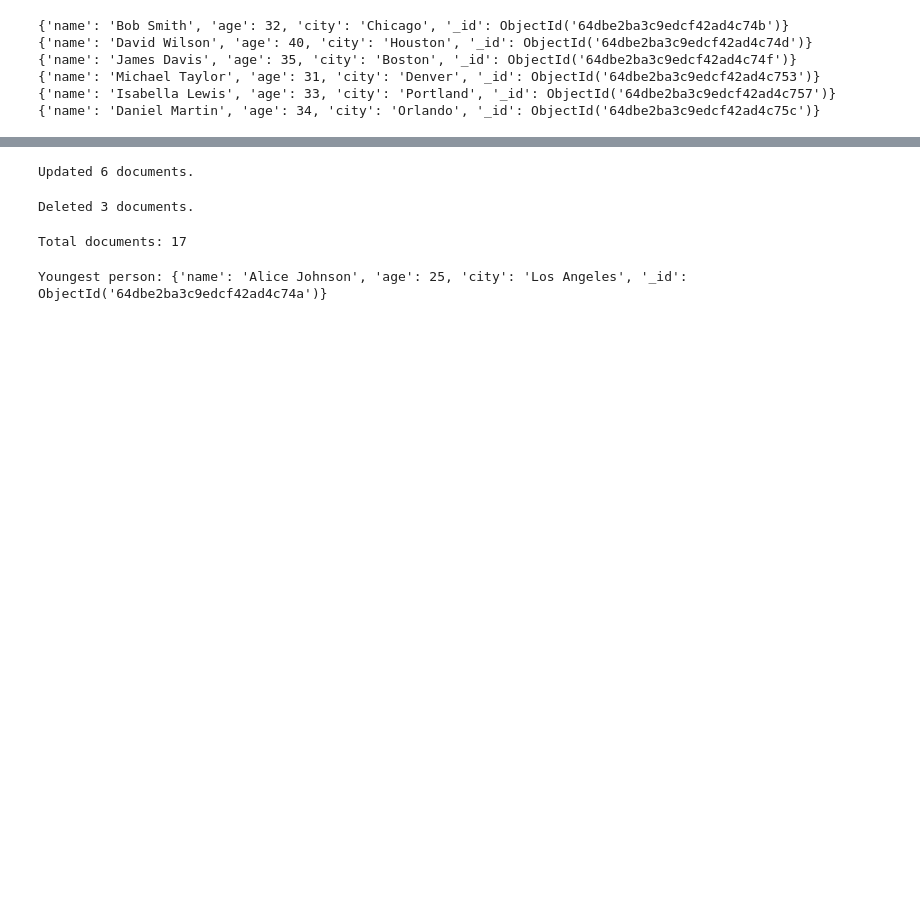
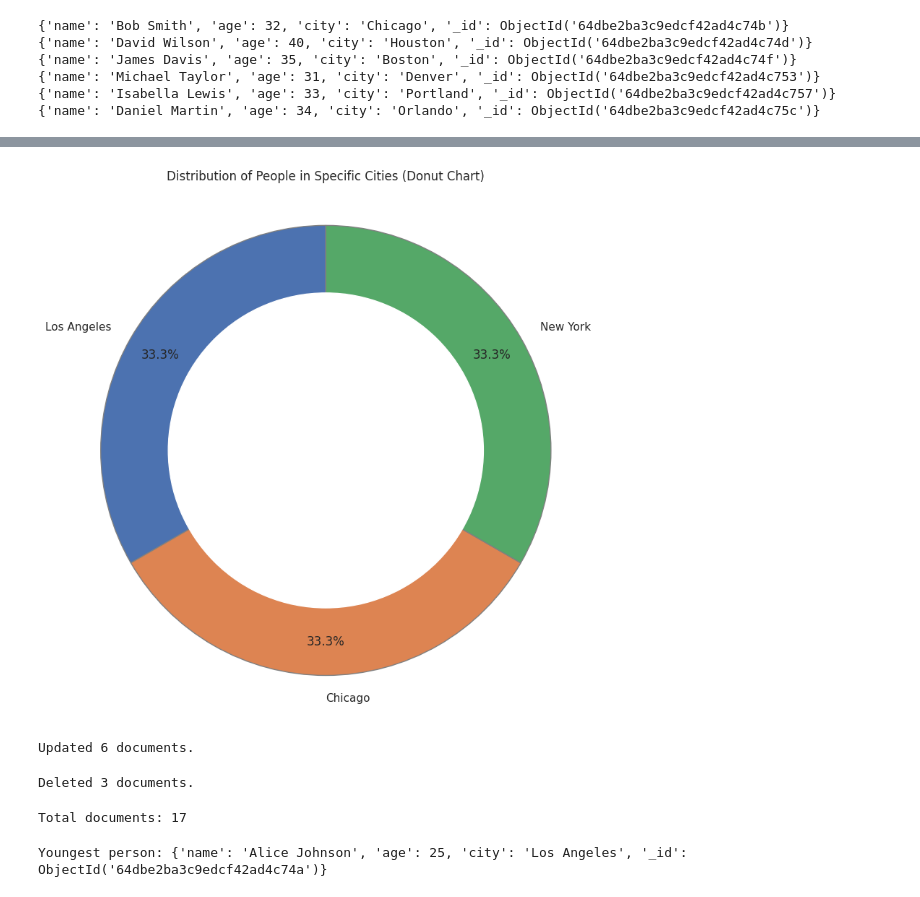
Before and after one commit to tmabgdata/Data-Engineering, a Jupyter notebook: Python_&_MongoDB/Scripts/Data_Engineer_Python_&_MongoDB.ipynb, the cells around one changed output, grey strips where cells are left out. Drawn from its saved outputs; the diff is of its cells as text; code cells hidden in the pictures; blank space fills up the shorter version.

```diff
--- a/Python_&_MongoDB/Scripts/Data_Engineer_Python_&_MongoDB.ipynb
+++ b/Python_&_MongoDB/Scripts/Data_Engineer_Python_&_MongoDB.ipynb
@@ -120,3 +169,37 @@ for doc in result:
+# %%
+# Find documents in specific cities
+cities_to_find = ["New York", "Los Angeles", "Chicago"]
+query = {"city": {"$in": cities_to_find}}
+result = simulated_collection.find(query)
+
+# Converter o cursor em uma lista
+data_cities = list(result)
+
+# Contagem de pessoas por cidade
+city_counts = {}
+for doc in data_cities:
+    city = doc['city']
+    city_counts[city] = city_counts.get(city, 0) + 1
+
+# Dados para o gráfico
+cities = list(city_counts.keys())
+counts = list(city_counts.values())
+
+# Definir estilo Seaborn
+sns.set(style="whitegrid")
+
+# Criar o gráfico de setores
+plt.figure(figsize=(8, 8))
+plt.pie(counts, labels=cities, autopct='%1.1f%%', startangle=90, pctdistance=0.85, wedgeprops={'edgecolor': 'grey'})
+plt.gca().add_artist(plt.Circle((0,0),0.70,fc='white'))  # Adicionar um círculo no centro para criar um "donut chart"
+plt.axis('equal')  # Mantém o aspecto circular do gráfico de setores
+plt.title('Distribution of People in Specific Cities (Donut Chart)')
+plt.tight_layout()
+
+# Mostrar gráfico
+plt.show()
+# %% [output]
+[figure, added]
 # %%
 # Update multiple documents at once
 query = {"age": {"$gt": 30}}
```
Also changed, not shown: parts of 9 cells of this notebook.
